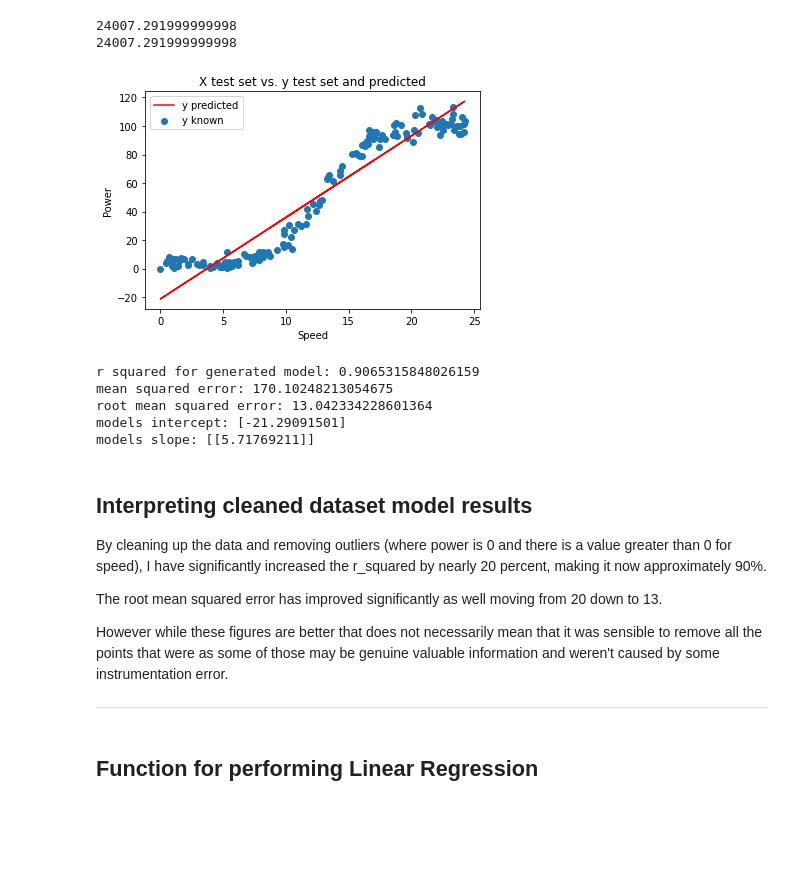
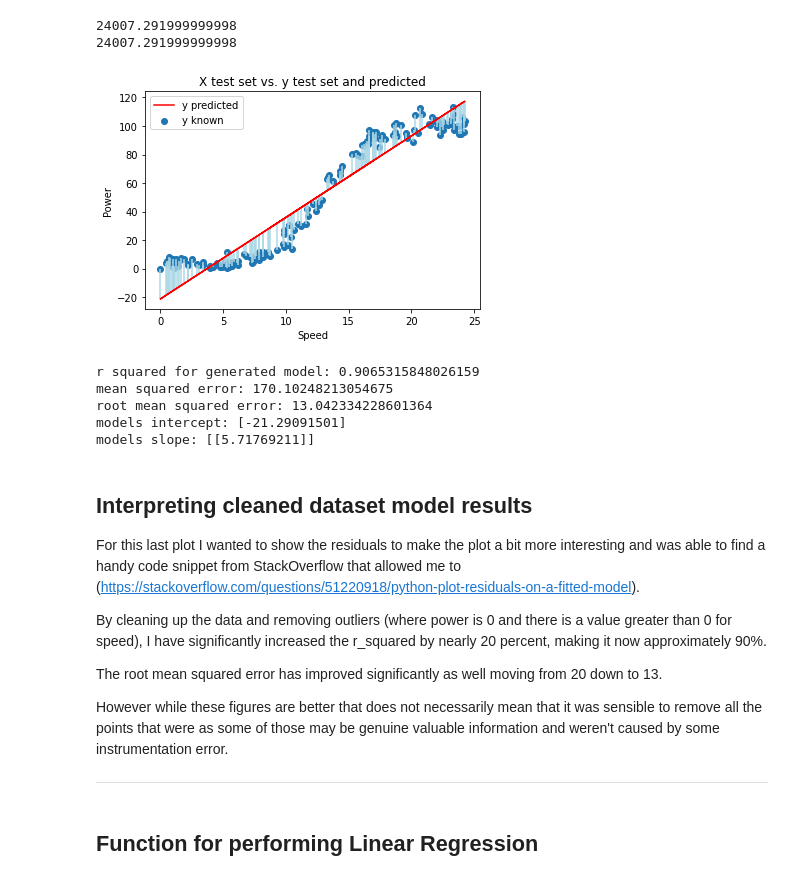
Before and after one commit to itskeithstudent/Fundamentals-of-Data-Analysis-52446-Project-2020, a Jupyter notebook: Notebook/LinearRegression_Project2020.ipynb, the cells around one changed output. Drawn from its saved outputs; the diff is of its cells as text; code cells hidden in the pictures; blank space fills up the shorter version.

Commit message:
Improvement: Add residuals to last plot in notebook

```diff
--- a/Notebook/LinearRegression_Project2020.ipynb
+++ b/Notebook/LinearRegression_Project2020.ipynb
@@ -312,15 +312,19 @@ y_pred = reg_train.predict(X_test)
 # %%
 #plot the test data for X vs the test data for y
 #overlay the test data for X vs the predicted data for y
+
+plt.plot(X_test,y_pred, label='y predicted', color='red')
 plt.scatter(X_test,y_test, label='y known')
-plt.plot(X_test, y_pred, label='y predicted', color='red')
+
+#show residuals, taken inspiration from - https://stackoverflow.com/questions/51220918/python-plot-residuals-on-a-fitted-model
+plt.vlines(X_test,y_test, y_pred, color='lightblue')
 plt.title('X test set vs. y test set and predicted')
 plt.xlabel('Speed')
 plt.ylabel('Power')
 plt.legend()
 plt.show()
 # %% [output]
-[figure, old version]
+[figure, new version]
 # %%
 r_sq = reg_train.score(X_test, y_test)
 
@@ -337,6 +341,8 @@ models intercept: [-21.29091501]
 models slope: [[5.71769211]]
 # %% [markdown]
 ## Interpreting cleaned dataset model results
+
+For this last plot I wanted to show the residuals to make the plot a bit more interesting and was able to find a handy code snippet from StackOverflow that allowed me to (https://stackoverflow.com/questions/51220918/python-plot-residuals-on-a-fitted-model).
 
 By cleaning up the data and removing outliers (where power is 0 and there is a value greater than 0 for speed), I have significantly increased the r_squared by nearly 20 percent, making it now approximately 90%.
 
```
Also changed, not shown: parts of 1 cell of this notebook.
